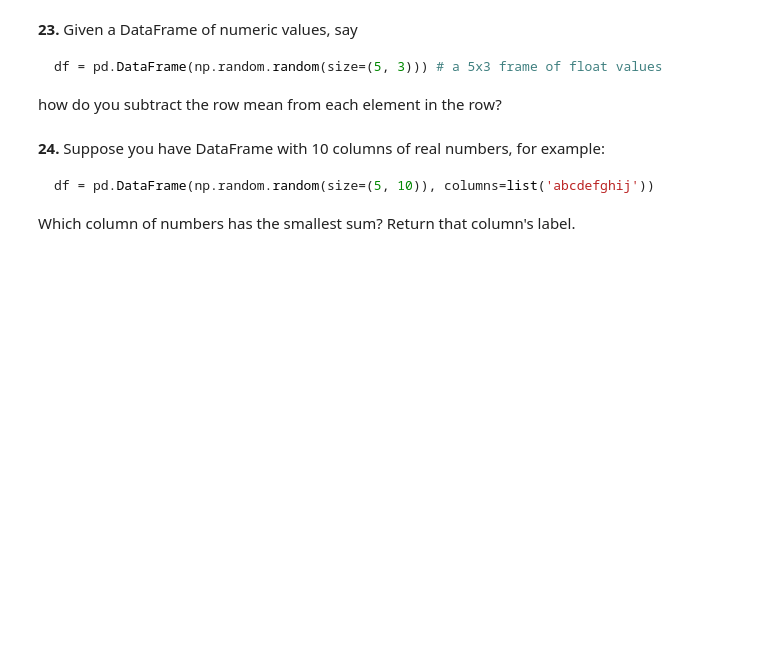
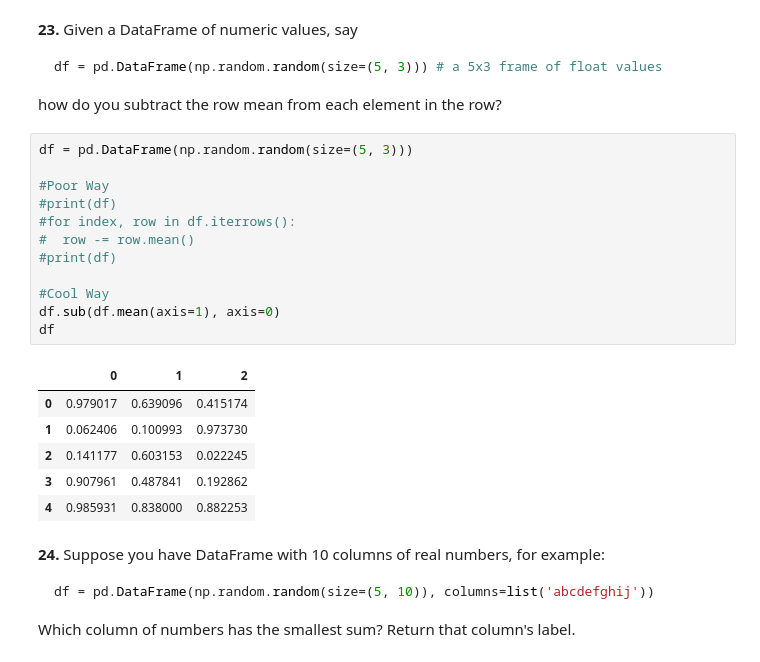
Before and after one commit to H-Nasser/H-Nasser, a Jupyter notebook: 100-pandas-puzzles.ipynb, the cells around one changed output. Drawn from its saved outputs; the diff is of its cells as text; blank space fills up the shorter version.

````diff
--- a/100-pandas-puzzles.ipynb
+++ b/100-pandas-puzzles.ipynb
@@ -231,6 +247,25 @@ df = pd.DataFrame(np.random.random(size=(5, 3))) # a 5x3 frame of float values
 ```
 
 how do you subtract the row mean from each element in the row?
+# %%
+df = pd.DataFrame(np.random.random(size=(5, 3)))
+
+#Poor Way
+#print(df)
+#for index, row in df.iterrows():
+#  row -= row.mean()
+#print(df)
+
+#Cool Way
+df.sub(df.mean(axis=1), axis=0)
+df
+# %% [output]
+|  | 0 | 1 | 2 |
+| 0 | 0.979017 | 0.639096 | 0.415174 |
+| 1 | 0.062406 | 0.100993 | 0.973730 |
+| 2 | 0.141177 | 0.603153 | 0.022245 |
+| 3 | 0.907961 | 0.487841 | 0.192862 |
+| 4 | 0.985931 | 0.838000 | 0.882253 |
 # %% [markdown]
 **24.** Suppose you have DataFrame with 10 columns of real numbers, for example:
 
````
Also changed, not shown: parts of 8 cells of this notebook.
